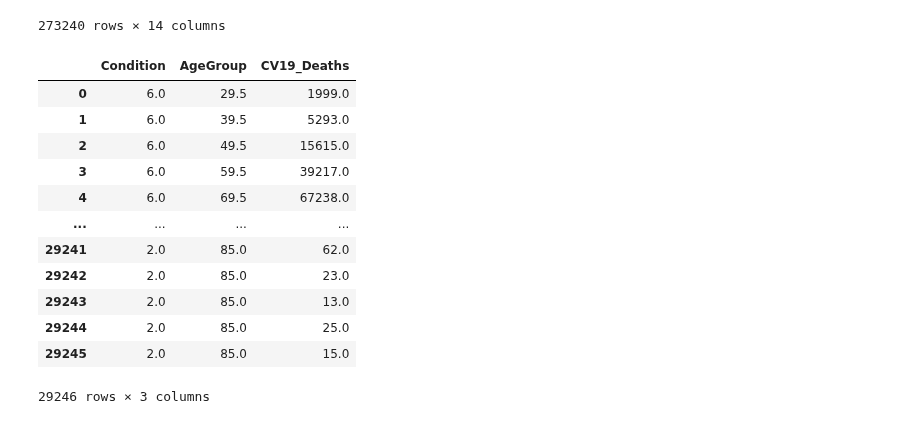
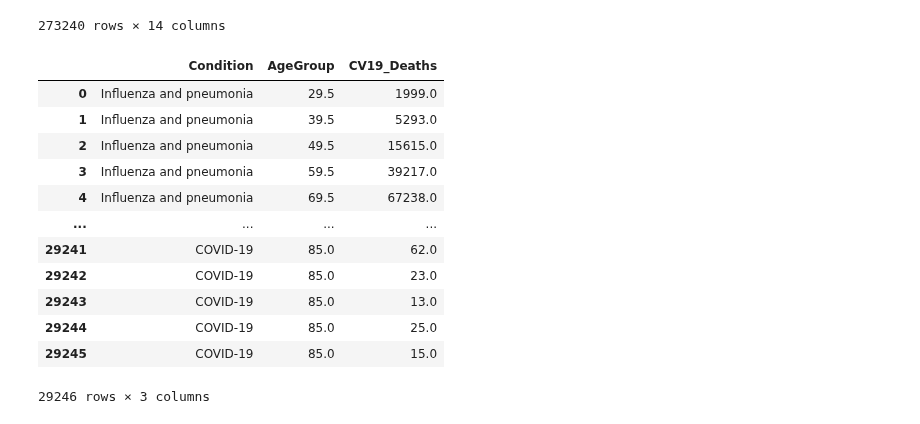
Before and after one commit to JScottLopez/github-ds, a Jupyter notebook: TIM_6500_JSLopez.ipynb, the cells around one changed output. Saved outputs shown, nothing was run; the diff lists cells and outputs as text; code cells hidden in the pictures.

```diff
--- a/TIM_6500_JSLopez.ipynb
+++ b/TIM_6500_JSLopez.ipynb
@@ -554,7 +554,7 @@ display(df)
 # %%
 #begin data cleansing
 
-df = pd.read_csv('Conditions_Contributing_to_COVID-19_Deaths__by_State_and_Age.csv')
+
 df.rename(columns={'Age Group': 'AgeGroup', 'COVID-19 Deaths': 'CV19_Deaths', 'Condition Group': 'ConditionGroup'}, inplace=True)
 
 #drop all null values in CV19_Deaths column
@@ -598,53 +598,53 @@ df.drop(row_index, inplace = True)
 row_index = df[df['Condition'] == 'Intentional and unintentional injury, poisoning, and other adverse events'].index
 df.drop(row_index, inplace = True)
 row_index = df[df['Condition'] == 'Respiratory arrest'].index
 df.drop(row_index, inplace = True)
 row_index = df[df['AgeGroup'] == '0-24'].index
 df.drop(row_index, inplace = True)
 
 #remove commas from CV19_Deaths column
 df['CV19_Deaths']=df['CV19_Deaths'].str.replace(',','')
 
 #convert remaining values to type float
 df['CV19_Deaths'] = df['CV19_Deaths'].astype(float, errors = 'raise')
 
 #replace string values with midpoint values of type float
 df['AgeGroup']=df['AgeGroup'].str.replace('25-34','29.5')
 df['AgeGroup']=df['AgeGroup'].str.replace('35-44','39.5')
 df['AgeGroup']=df['AgeGroup'].str.replace('45-54','49.5')
 df['AgeGroup']=df['AgeGroup'].str.replace('55-64','59.5')
 df['AgeGroup']=df['AgeGroup'].str.replace('65-74','69.5')
 df['AgeGroup']=df['AgeGroup'].str.replace('75-84','79.5')
 df['AgeGroup']=df['AgeGroup'].str.replace('+','')
 df['AgeGroup'] = df['AgeGroup'].astype(float, errors = 'raise')
 
-df['Condition']=df['Condition'].str.replace('Adult respiratory distress syndrome','1.0')
-df['Condition']=df['Condition'].str.replace('COVID-19','2.0')
-df['Condition']=df['Condition'].str.replace('Cardiac arrest','3.0')
-df['Condition']=df['Condition'].str.replace('Diabetes','4.0')
-df['Condition']=df['Condition'].str.replace('Hypertensive diseases','5.0')
-df['Condition']=df['Condition'].str.replace('Influenza and pneumonia','6.0')
-df['Condition']=df['Condition'].str.replace('Ischemic heart disease','7.0')
-df['Condition']=df['Condition'].str.replace('Renal failure','8.0')
-df['Condition']=df['Condition'].str.replace('Respiratory failure','9.0')
-df['Condition']=df['Condition'].str.replace('Sepsis','10.0')
-df['Condition'] = df['Condition'].astype(float, errors = 'raise')
+#df['Condition']=df['Condition'].str.replace('Adult respiratory distress syndrome','1.0')
+#df['Condition']=df['Condition'].str.replace('COVID-19','2.0')
+#df['Condition']=df['Condition'].str.replace('Cardiac arrest','3.0')
+#df['Condition']=df['Condition'].str.replace('Diabetes','4.0')
+#df['Condition']=df['Condition'].str.replace('Hypertensive diseases','5.0')
+#df['Condition']=df['Condition'].str.replace('Influenza and pneumonia','6.0')
+#df['Condition']=df['Condition'].str.replace('Ischemic heart disease','7.0')
+#df['Condition']=df['Condition'].str.replace('Renal failure','8.0')
+#df['Condition']=df['Condition'].str.replace('Respiratory failure','9.0')
+#df['Condition']=df['Condition'].str.replace('Sepsis','10.0')
+#df['Condition'] = df['Condition'].astype(float, errors = 'raise')
 
 #df = pd.get_dummies(df, prefix='Condition', prefix_sep='.', columns=['Condition'], drop_first=True)
 
 df = df.reset_index(drop=True)
 display(df)
 # %% [output]
 |  | Condition | AgeGroup | CV19_Deaths |
-| 0 | 6.0 | 29.5 | 1999.0 |
-| 1 | 6.0 | 39.5 | 5293.0 |
-| 2 | 6.0 | 49.5 | 15615.0 |
-| 3 | 6.0 | 59.5 | 39217.0 |
-| 4 | 6.0 | 69.5 | 67238.0 |
+| 0 | Influenza and pneumonia | 29.5 | 1999.0 |
+| 1 | Influenza and pneumonia | 39.5 | 5293.0 |
+| 2 | Influenza and pneumonia | 49.5 | 15615.0 |
+| 3 | Influenza and pneumonia | 59.5 | 39217.0 |
+| 4 | Influenza and pneumonia | 69.5 | 67238.0 |
 | ... | ... | ... | ... |
-| 29241 | 2.0 | 85.0 | 62.0 |
-| 29242 | 2.0 | 85.0 | 23.0 |
-| 29243 | 2.0 | 85.0 | 13.0 |
-| 29244 | 2.0 | 85.0 | 25.0 |
-| 29245 | 2.0 | 85.0 | 15.0 |
+| 29241 | COVID-19 | 85.0 | 62.0 |
+| 29242 | COVID-19 | 85.0 | 23.0 |
+| 29243 | COVID-19 | 85.0 | 13.0 |
+| 29244 | COVID-19 | 85.0 | 25.0 |
+| 29245 | COVID-19 | 85.0 | 15.0 |
 29246 rows × 3 columns
```
Also changed, not shown: parts of 8 cells of this notebook.
